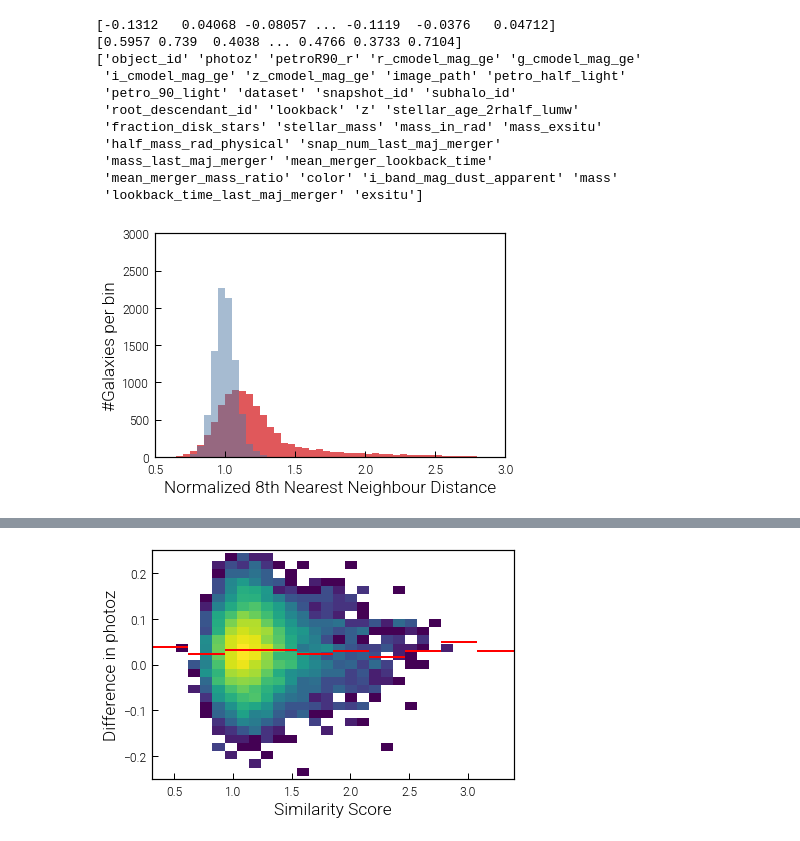
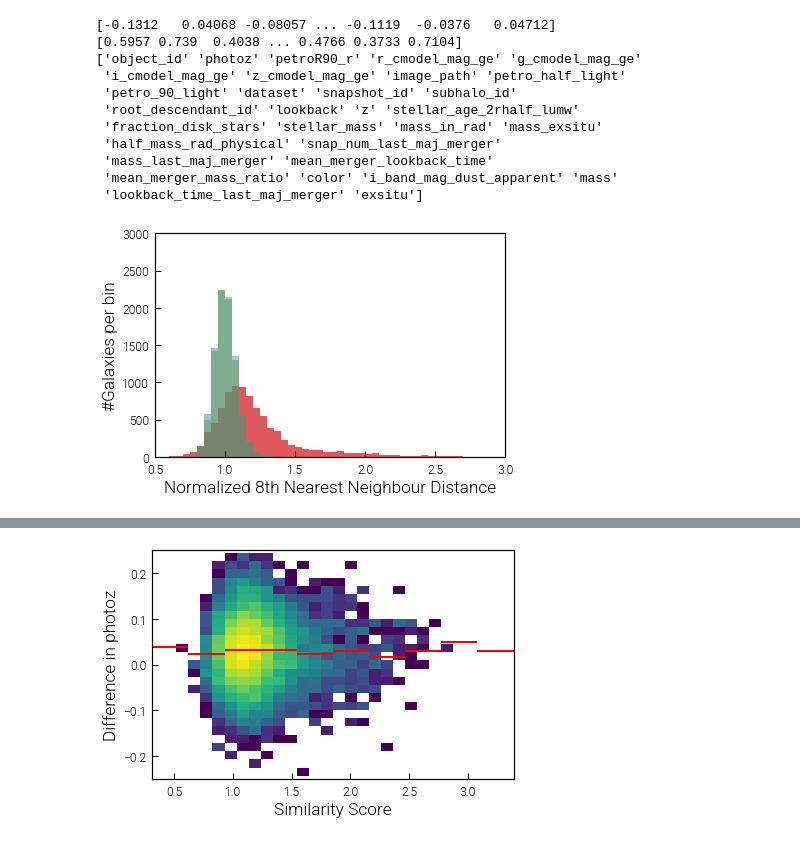
Before and after one commit to milchada/icm-clr, a Jupyter notebook: scripts/postprocessing/compare_distributions.ipynb, the cells around one changed output, grey strips where cells are left out. Cells and saved outputs as stored; diff of their text form; code cells hidden in the pictures.

```diff
--- a/scripts/postprocessing/compare_distributions.ipynb
+++ b/scripts/postprocessing/compare_distributions.ipynb
@@ -82,29 +82,34 @@ assert rep_HSC_1.shape[0] == len(df_HSC_1)
 assert rep_TNG100_0.shape[0] == len(df_TNG100_0)
 assert rep_TNG100_1.shape[0] == len(df_TNG100_1)
 # %%
-mndd = dt.MeanNormalizedNeighborDistance(rep_TNG100_0, n_neighbor=8, p=1)
-measure_HSC = mndd.get_normalized_neighbor_distances(rep_HSC_0)
-measure_TNG = mndd.get_normalized_neighbor_distances(rep_TNG100_1)
+mnnd_TNG = dt.MeanNormalizedNeighborDistance(rep_TNG100_0, n_neighbor=8, p=1)
+score_TNG_HSC = mnnd_TNG.get_normalized_neighbor_distances(rep_HSC_0)
+score_TNG_TNG = mnnd_TNG.get_normalized_neighbor_distances(rep_TNG100_1)
 
-mndd = dt.MeanNormalizedNeighborDistance(rep_scaled_TNG100_0, n_neighbor=8, p=1)
-measure_scaled_HSC = mndd.get_normalized_neighbor_distances(rep_scaled_HSC_0)
-measure_scaled_TNG = mndd.get_normalized_neighbor_distances(rep_scaled_TNG100_1)
+mnnd_HSC = dt.MeanNormalizedNeighborDistance(rep_HSC_0, n_neighbor=8, p=1)
+score_HSC_HSC = mnnd_HSC.get_normalized_neighbor_distances(rep_HSC_1)
+score_HSC_TNG = mnnd_HSC.get_normalized_neighbor_distances(rep_TNG100_0)
+
+mnnd_scaled_TNG = dt.MeanNormalizedNeighborDistance(rep_scaled_TNG100_0, n_neighbor=8, p=1)
+score_scaled_TNG_HSC = mnnd_scaled_TNG.get_normalized_neighbor_distances(rep_scaled_HSC_0)
+score_scaled_TNG_TNG = mnnd_scaled_TNG.get_normalized_neighbor_distances(rep_scaled_TNG100_1)
 # %%
-plt.hist(measure_HSC, bins=50, range=[0.5,3.0])
-plt.hist(measure_TNG, bins=50, range=[0.5,3.0], alpha = 0.5)
+plt.hist(score_TNG_HSC, bins=50, range=[0.5,3.0])
+plt.hist(score_TNG_TNG, bins=50, range=[0.5,3.0], alpha = 0.5)
+plt.hist(score_HSC_HSC, bins=50, range=[0.5,3.0], alpha = 0.5)
 plt.xlim(0.5,3.0)
 plt.ylim(0, 3000)
 plt.xlabel('Normalized 8th Nearest Neighbour Distance')
 plt.ylabel('#Galaxies per bin')
 plt.show()
 
-max_HSC = np.max(measure_HSC)
-min_HSC = np.min(measure_HSC)
+max_HSC = np.max(score_TNG_HSC)
+min_HSC = np.min(score_TNG_HSC)
 
-mean_TNG = np.mean(measure_TNG)
-std_TNG = np.std(measure_TNG)
+mean_TNG = np.mean(score_TNG_TNG)
+std_TNG = np.std(score_TNG_TNG)
 lower_TNG = mean_TNG - std_TNG
 upper_TNG = mean_TNG + std_TNG
 # %% [output]
-[figure, old version]
+[figure, new version]
 # %%
```
Also changed, not shown: parts of 9 cells of this notebook.
